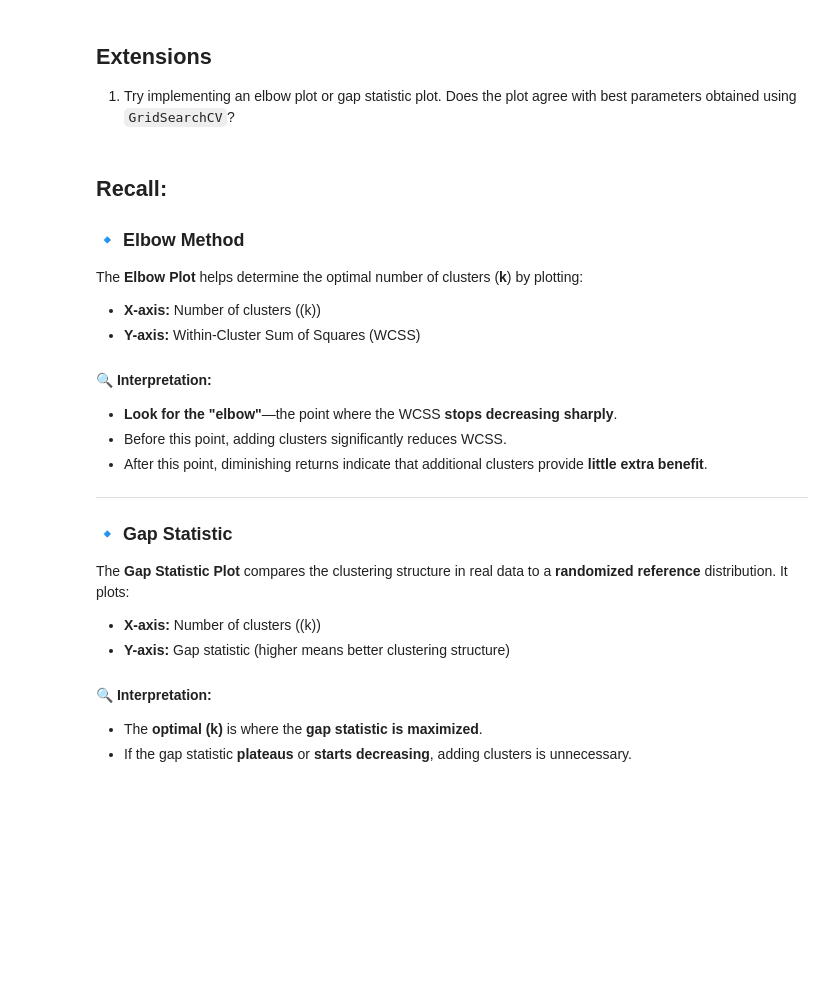
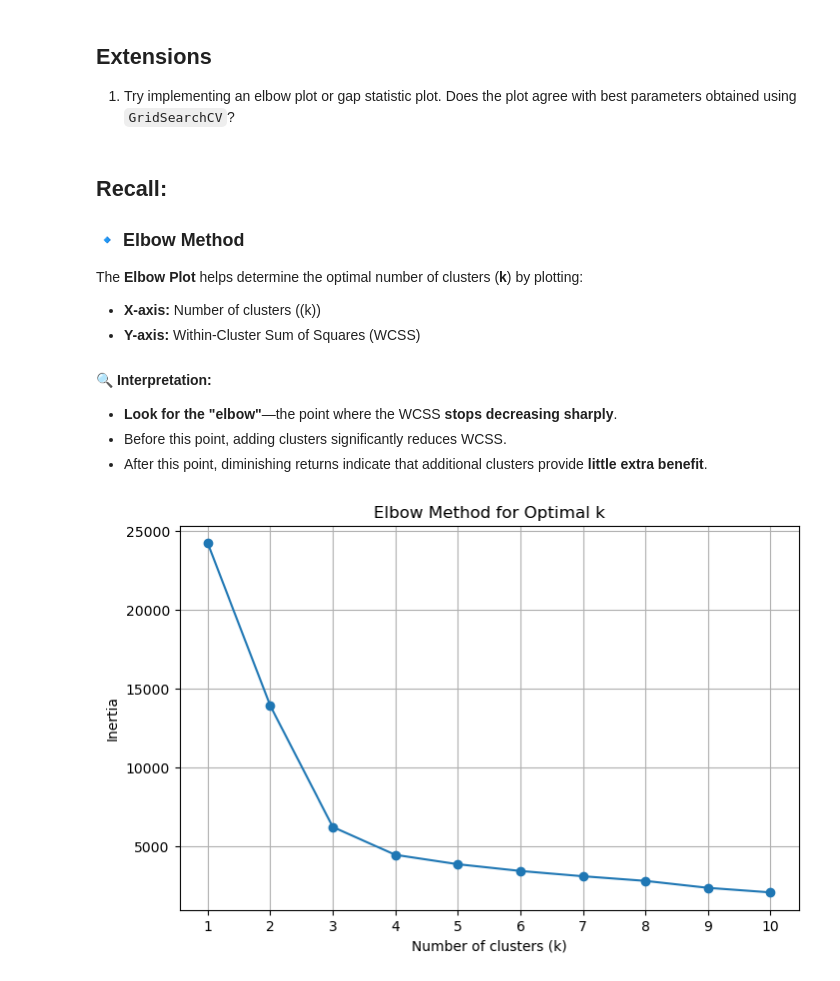
Before and after one commit to codewithprags/BINF-5007-Materials, a Jupyter notebook: Labs/lab5/Lab5.ipynb, the cells around one changed output. Cells and saved outputs as stored; diff of their text form; code cells hidden in the pictures; blank space fills up the shorter version.

```diff
--- a/Labs/lab5/Lab5.ipynb
+++ b/Labs/lab5/Lab5.ipynb
@@ -338,5 +318,4 @@ Best silhouette score for Agglomerative Clustering: 0.5327276145441979
 # %% [markdown]
-
 ## Recall:
 ### 🔹 Elbow Method
 The **Elbow Plot** helps determine the optimal number of clusters (**k**) by plotting:
@@ -347,15 +326,41 @@ The **Elbow Plot** helps determine the optimal number of clusters (**k**) by plo
 - **Look for the "elbow"**—the point where the WCSS **stops decreasing sharply**.
 - Before this point, adding clusters significantly reduces WCSS.
 - After this point, diminishing returns indicate that additional clusters provide **little extra benefit**.
-
-
----
-
-### 🔹 Gap Statistic
-The **Gap Statistic Plot** compares the clustering structure in real data to a **randomized reference** distribution. It plots:
-- **X-axis:** Number of clusters (\(k\))
-- **Y-axis:** Gap statistic (higher means better clustering structure)
-
-#### 🔍 **Interpretation:**
-- The **optimal \(k\)** is where the **gap statistic is maximized**.
-- If the gap statistic **plateaus** or **starts decreasing**, adding clusters is unnecessary.
+# %%
+# ELBOW PLOT
+
+def plot_elbow_method(X, max_k=10):
+    """
+    Plots the elbow method for determining the optimal number of clusters.
+
+    Parameters:
+    X : array-like, shape (n_samples, n_features)
+        The input data points.
+    max_k : int, optional, default=10
+        The maximum number of clusters to consider.
+
+    Returns:
+    None
+    """
+    inertia = []
+    k_range = range(1, max_k + 1)
+
+    for k in k_range:
+        kmeans = KMeans(n_clusters=k, random_state=42)
+        kmeans.fit(X)
+        inertia.append(kmeans.inertia_)
+
+    plt.figure(figsize=(8, 5))
+    plt.plot(k_range, inertia, marker='o')
+    plt.title('Elbow Method for Optimal k')
+    plt.xlabel('Number of clusters (k)')
+    plt.ylabel('Inertia')
+    plt.xticks(k_range)
+    plt.grid()
+    plt.show()
+
+# Example usage:
+X, y = make_blobs(n_samples=300, centers=4, cluster_std=3, random_state=42)
+plot_elbow_method(X, max_k=10)
+# %% [output]
+[figure, added]
```
Also changed, not shown: parts of 13 cells of this notebook, 2 other files.
